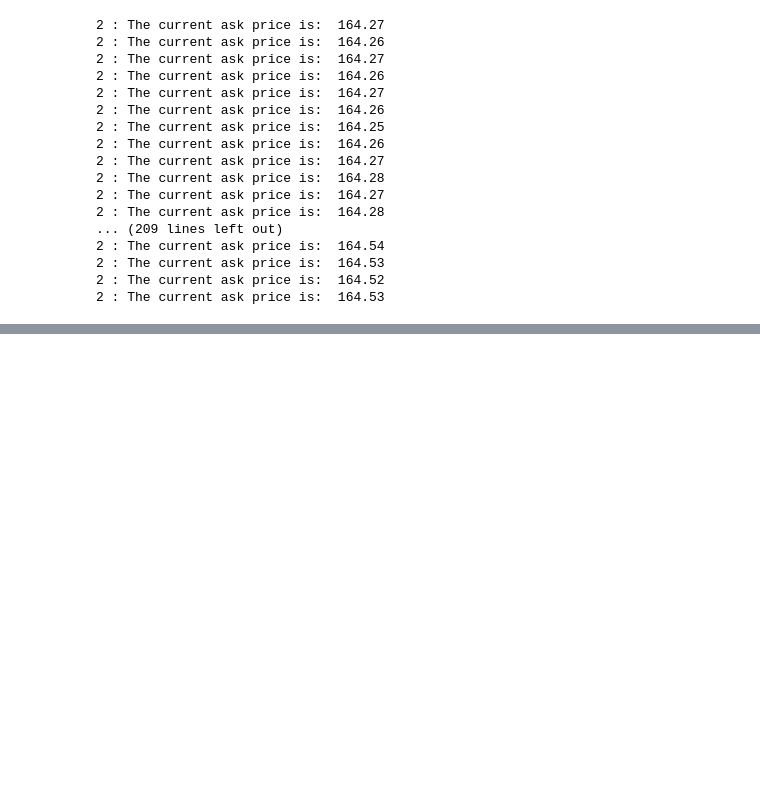
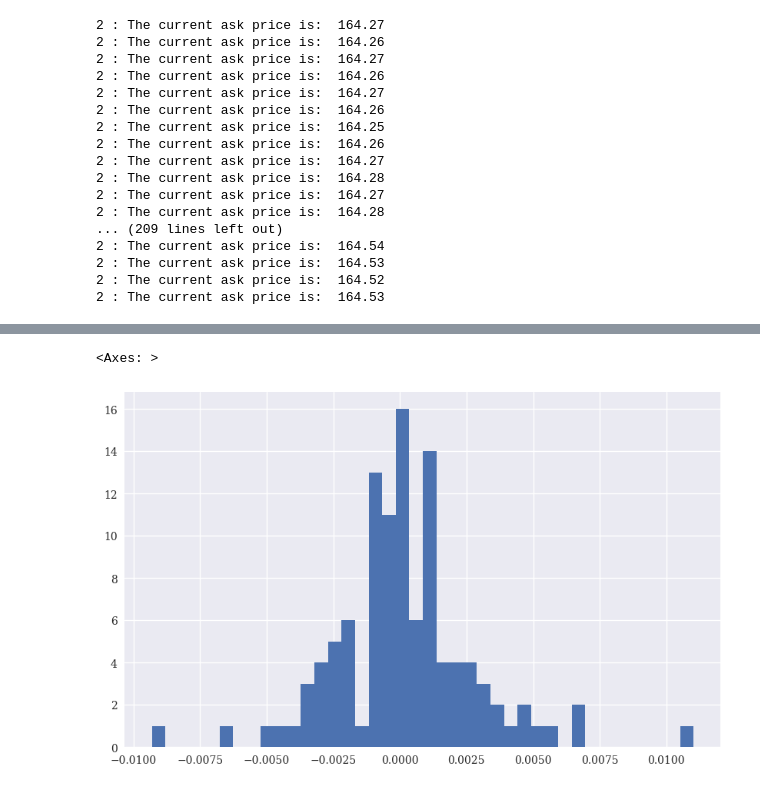
Before and after one commit to eltonplath/algo-trading, a Jupyter notebook: notebooks/IB_Scratchpad.ipynb, the cells around one changed output, grey strips where cells are left out. Drawn from its saved outputs; the diff is of its cells as text; code cells hidden in the pictures; blank space fills up the shorter version.

```diff
--- a/notebooks/IB_Scratchpad.ipynb
+++ b/notebooks/IB_Scratchpad.ipynb
@@ -154,0 +236,2 @@ df.to_csv('EURUSD_Hourly.csv')
+# %%
+df['returns'] = np.log(df['price'] / df['price'].shift(1))
@@ -154,0 +258,5 @@ df.to_csv('EURUSD_Hourly.csv')
+# %%
+df['returns'].hist(bins=40, figsize=(10,6))
+# %% [output]
+<Axes: >
+[figure, added]
```
Also changed, not shown: parts of 15 cells of this notebook, 19 other files.
